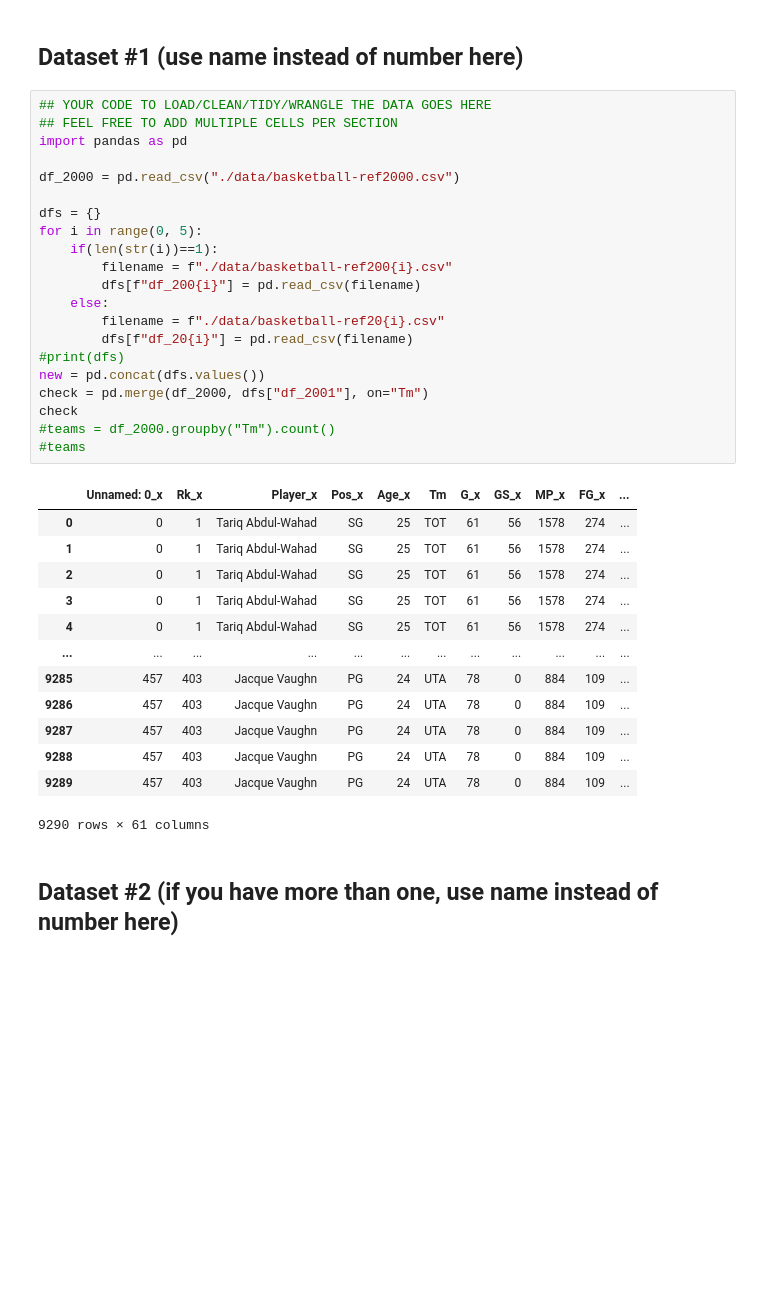
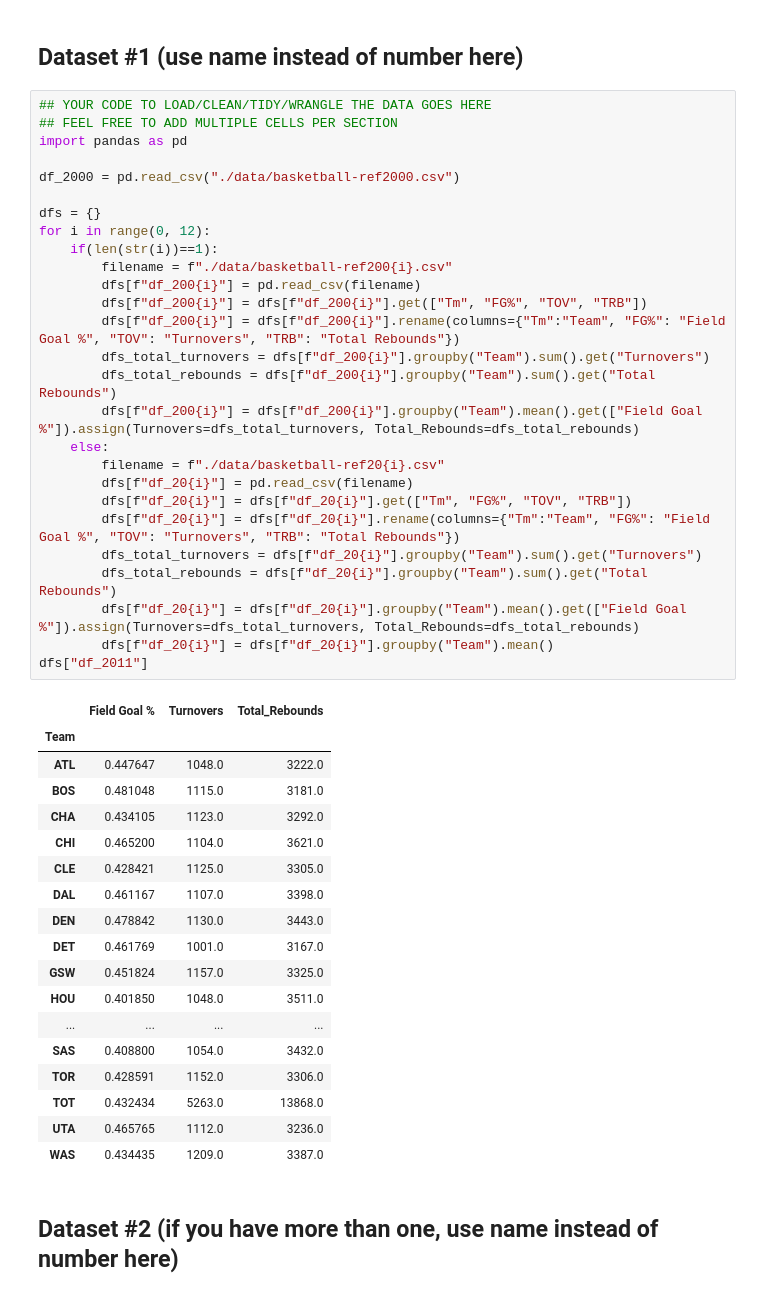
Before and after one commit to kevinkchen1/NBA-Data-Analysis, a Jupyter notebook: DataCheckpoint_group074.ipynb, the cells around one changed output. Saved outputs shown, nothing was run; the diff lists cells and outputs as text; blank space fills up the shorter version.

```diff
--- a/DataCheckpoint_group074.ipynb
+++ b/DataCheckpoint_group074.ipynb
@@ -114,38 +114,49 @@ If you plan to use multiple datasets, add a few sentences about how you plan to
 # %%
 ## YOUR CODE TO LOAD/CLEAN/TIDY/WRANGLE THE DATA GOES HERE
 ## FEEL FREE TO ADD MULTIPLE CELLS PER SECTION
 import pandas as pd
 
 df_2000 = pd.read_csv("./data/basketball-ref2000.csv")
 
 dfs = {}
-for i in range(0, 5):
+for i in range(0, 12):
     if(len(str(i))==1):
         filename = f"./data/basketball-ref200{i}.csv"
         dfs[f"df_200{i}"] = pd.read_csv(filename)
+        dfs[f"df_200{i}"] = dfs[f"df_200{i}"].get(["Tm", "FG%", "TOV", "TRB"])
+        dfs[f"df_200{i}"] = dfs[f"df_200{i}"].rename(columns={"Tm":"Team", "FG%": "Field Goal %", "TOV": "Turnovers", "TRB": "Total Rebounds"})
+        dfs_total_turnovers = dfs[f"df_200{i}"].groupby("Team").sum().get("Turnovers")
+        dfs_total_rebounds = dfs[f"df_200{i}"].groupby("Team").sum().get("Total Rebounds")
+        dfs[f"df_200{i}"] = dfs[f"df_200{i}"].groupby("Team").mean().get(["Field Goal %"]).assign(Turnovers=dfs_total_turnovers, Total_Rebounds=dfs_total_rebounds)
     else:
         filename = f"./data/basketball-ref20{i}.csv"
         dfs[f"df_20{i}"] = pd.read_csv(filename)
-#print(dfs)
-new = pd.concat(dfs.values())
-check = pd.merge(df_2000, dfs["df_2001"], on="Tm")
-check
-#teams = df_2000.groupby("Tm").count()
-#teams
+        dfs[f"df_20{i}"] = dfs[f"df_20{i}"].get(["Tm", "FG%", "TOV", "TRB"])
+        dfs[f"df_20{i}"] = dfs[f"df_20{i}"].rename(columns={"Tm":"Team", "FG%": "Field Goal %", "TOV": "Turnovers", "TRB": "Total Rebounds"})
+        dfs_total_turnovers = dfs[f"df_20{i}"].groupby("Team").sum().get("Turnovers")
+        dfs_total_rebounds = dfs[f"df_20{i}"].groupby("Team").sum().get("Total Rebounds")
+        dfs[f"df_20{i}"] = dfs[f"df_20{i}"].groupby("Team").mean().get(["Field Goal %"]).assign(Turnovers=dfs_total_turnovers, Total_Rebounds=dfs_total_rebounds)
+        dfs[f"df_20{i}"] = dfs[f"df_20{i}"].groupby("Team").mean()
+dfs["df_2011"]
 # %% [output]
-|  | Unnamed: 0_x | Rk_x | Player_x | Pos_x | Age_x | Tm | G_x | GS_x | MP_x | FG_x | ... |
-| 0 | 0 | 1 | Tariq Abdul-Wahad | SG | 25 | TOT | 61 | 56 | 1578 | 274 | ... |
-| 1 | 0 | 1 | Tariq Abdul-Wahad | SG | 25 | TOT | 61 | 56 | 1578 | 274 | ... |
-| 2 | 0 | 1 | Tariq Abdul-Wahad | SG | 25 | TOT | 61 | 56 | 1578 | 274 | ... |
-| 3 | 0 | 1 | Tariq Abdul-Wahad | SG | 25 | TOT | 61 | 56 | 1578 | 274 | ... |
-| 4 | 0 | 1 | Tariq Abdul-Wahad | SG | 25 | TOT | 61 | 56 | 1578 | 274 | ... |
-| ... | ... | ... | ... | ... | ... | ... | ... | ... | ... | ... | ... |
-| 9285 | 457 | 403 | Jacque Vaughn | PG | 24 | UTA | 78 | 0 | 884 | 109 | ... |
-| 9286 | 457 | 403 | Jacque Vaughn | PG | 24 | UTA | 78 | 0 | 884 | 109 | ... |
-| 9287 | 457 | 403 | Jacque Vaughn | PG | 24 | UTA | 78 | 0 | 884 | 109 | ... |
-| 9288 | 457 | 403 | Jacque Vaughn | PG | 24 | UTA | 78 | 0 | 884 | 109 | ... |
-| 9289 | 457 | 403 | Jacque Vaughn | PG | 24 | UTA | 78 | 0 | 884 | 109 | ... |
+|  | Field Goal % | Turnovers | Total_Rebounds |
+| Team |  |  |  |
+| ATL | 0.447647 | 1048.0 | 3222.0 |
+| BOS | 0.481048 | 1115.0 | 3181.0 |
+| CHA | 0.434105 | 1123.0 | 3292.0 |
+| CHI | 0.465200 | 1104.0 | 3621.0 |
+| CLE | 0.428421 | 1125.0 | 3305.0 |
+| DAL | 0.461167 | 1107.0 | 3398.0 |
+| DEN | 0.478842 | 1130.0 | 3443.0 |
+| DET | 0.461769 | 1001.0 | 3167.0 |
+| GSW | 0.451824 | 1157.0 | 3325.0 |
+| HOU | 0.401850 | 1048.0 | 3511.0 |
+| ... | ... | ... | ... |
+| SAS | 0.408800 | 1054.0 | 3432.0 |
+| TOR | 0.428591 | 1152.0 | 3306.0 |
+| TOT | 0.432434 | 5263.0 | 13868.0 |
+| UTA | 0.465765 | 1112.0 | 3236.0 |
+| WAS | 0.434435 | 1209.0 | 3387.0 |
-9290 rows × 61 columns
 # %% [markdown]
 ## Dataset #2 (if you have more than one, use name instead of number here)
 # %%
```
Also changed, not shown: parts of 1 cell of this notebook.
